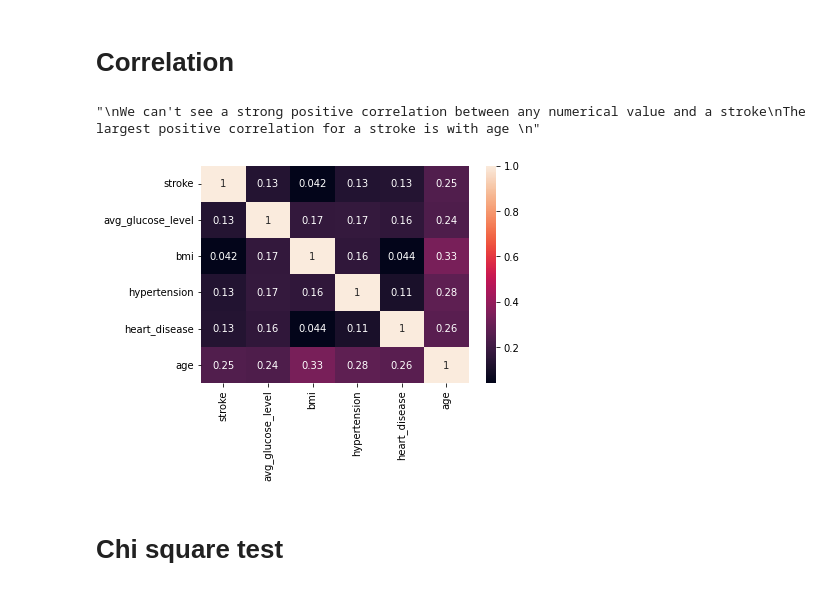
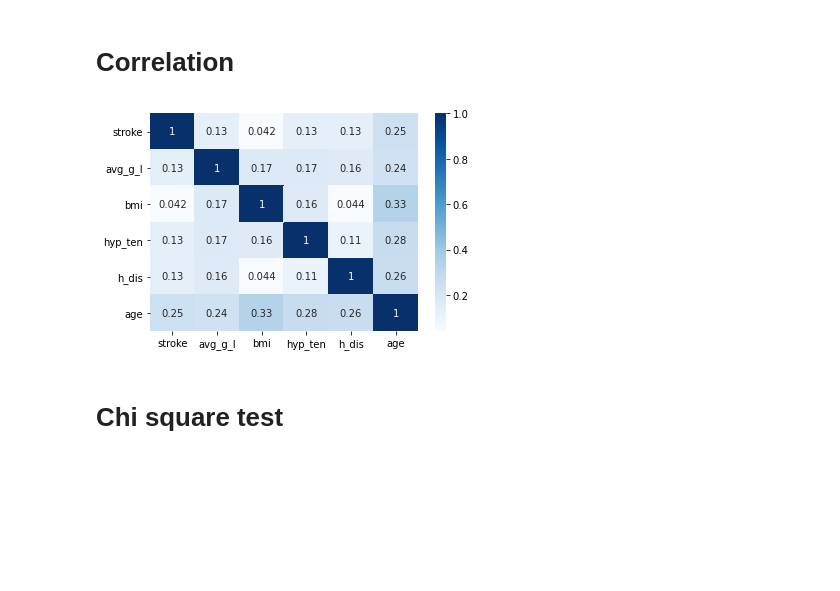
Before and after one commit to lrnz-asnprs/stroke-prediction-project, a Jupyter notebook: notebooks/hand-in notebooks/Data Exploration Wrap.ipynb, the cells around one changed output. Saved outputs shown, nothing was run; the diff lists cells and outputs as text; code cells hidden in the pictures; blank space fills up the shorter version.

```diff
--- a/notebooks/hand-in notebooks/Data Exploration Wrap.ipynb
+++ b/notebooks/hand-in notebooks/Data Exploration Wrap.ipynb
@@ -293,18 +357,16 @@ print((df[df["smoking_status"]=="smokes"].sum()["stroke"]/df[df["smoking_status"
 # Correlation
 # %%
 # Correlation heatmap (only between two variables)
-# EDIT: Should not use pearson correlation coefficient for binary values (hypertension, heart_disease)...
 
 numerical = df[["stroke", "avg_glucose_level", "bmi", "hypertension", "heart_disease", "age"]]
+numerical = numerical.rename(columns={"avg_glucose_level": "avg_g_l", "heart_disease": "h_dis","hypertension":"hyp_ten"})
+fig = sns.heatmap(numerical.corr(), annot=True,cmap="Blues")
+fig.get_figure().savefig("heatmap.png")
 
-sns.heatmap(numerical.corr(), annot=True)
-'''
-We can't see a strong positive correlation between any numerical value and a stroke
-The largest positive correlation for a stroke is with age
-'''
+#We can't see a strong positive correlation between any numerical value and a stroke
+#The largest positive correlation for a stroke is with age
 # %% [output]
-"\nWe can't see a strong positive correlation between any numerical value and a stroke\nThe largest positive correlation for a stroke is with age \n"
-[figure, old version]
+[figure, new version]
 # %% [markdown]
 # Chi square test
 # %% [markdown]
```
Also changed, not shown: parts of 35 cells of this notebook, 6 other files.
